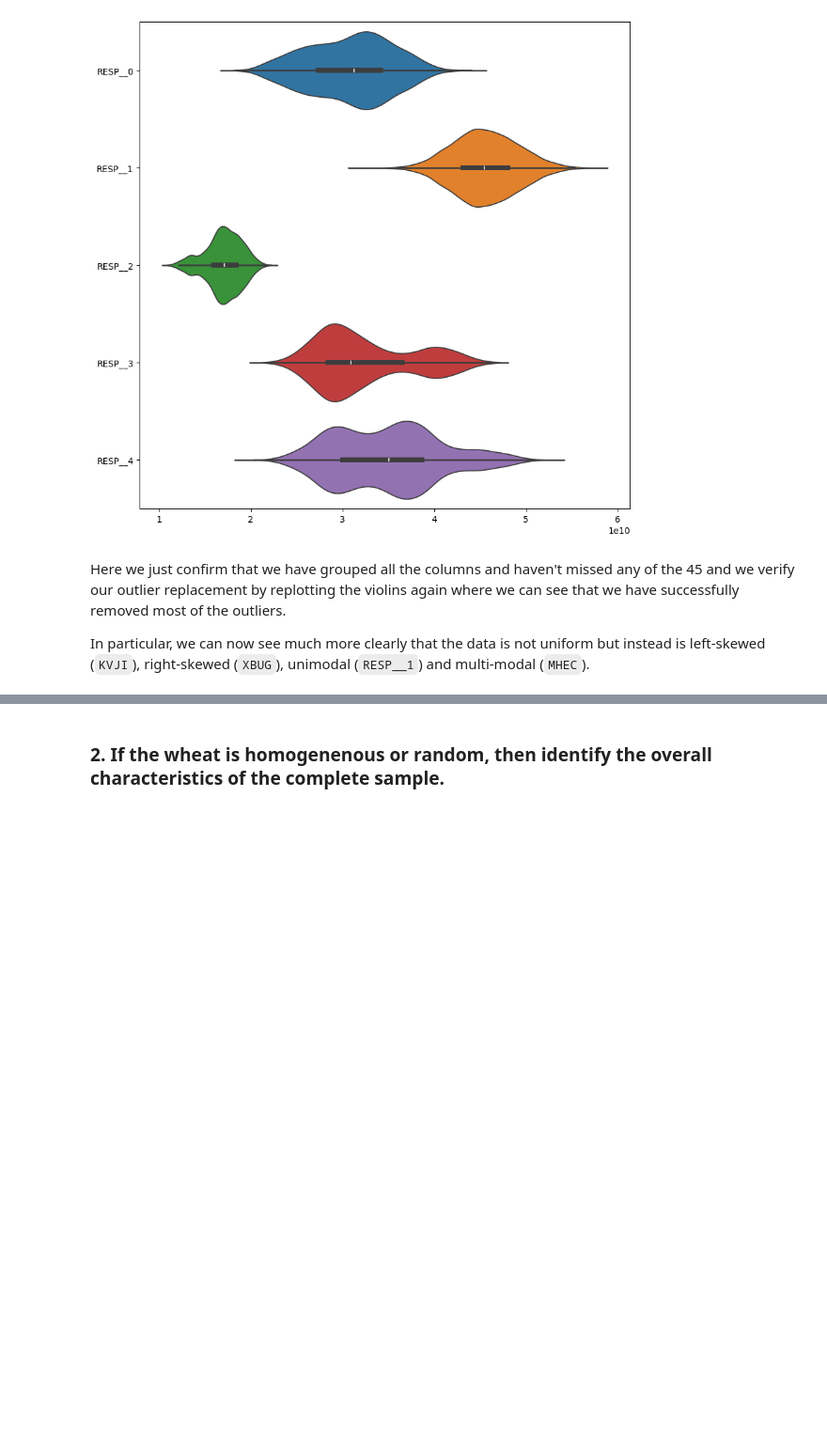
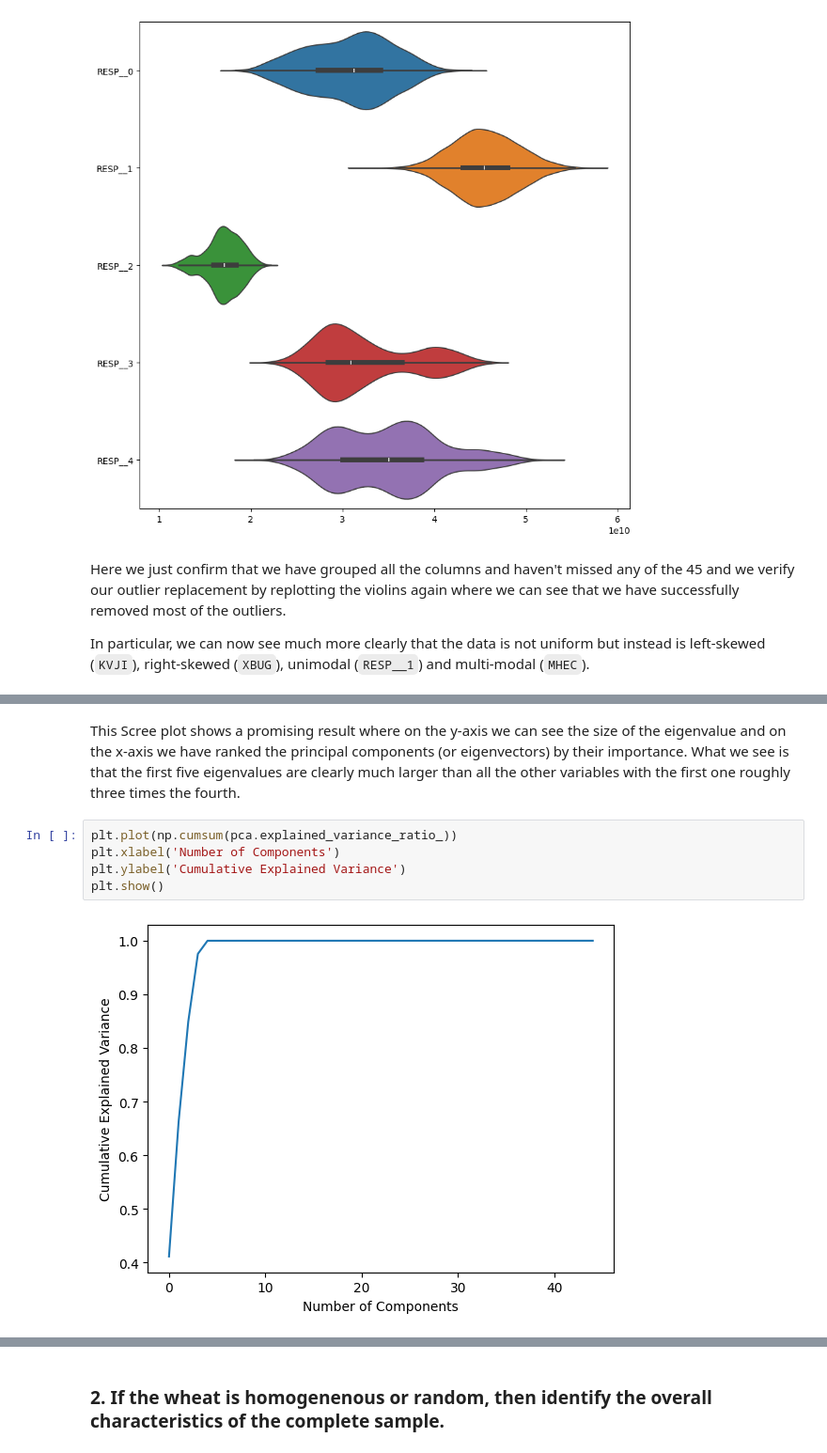
Before and after one commit to lao8n/oxford_classical_machine_learning, a Jupyter notebook: assignment/assignment.ipynb, the cells around one changed output, grey strips where cells are left out. Shown at 94% size. Saved outputs shown, nothing was run; the diff lists cells and outputs as text; blank space fills up the shorter version.

```diff
--- a/assignment/assignment.ipynb
+++ b/assignment/assignment.ipynb
@@ -530,0 +592,9 @@ In particular, we can now see much more clearly that the data is not uniform but
+# %% [markdown]
+This Scree plot shows a promising result where on the y-axis we can see the size of the eigenvalue and on the x-axis we have ranked the principal components (or eigenvectors) by their importance. What we see is that the first five eigenvalues are clearly much larger than all the other variables with the first one roughly three times the fourth.
+# %%
+plt.plot(np.cumsum(pca.explained_variance_ratio_))
+plt.xlabel('Number of Components')
+plt.ylabel('Cumulative Explained Variance')
+plt.show()
+# %% [output]
+[figure, added]
```
Also changed, not shown: parts of 27 cells of this notebook.
